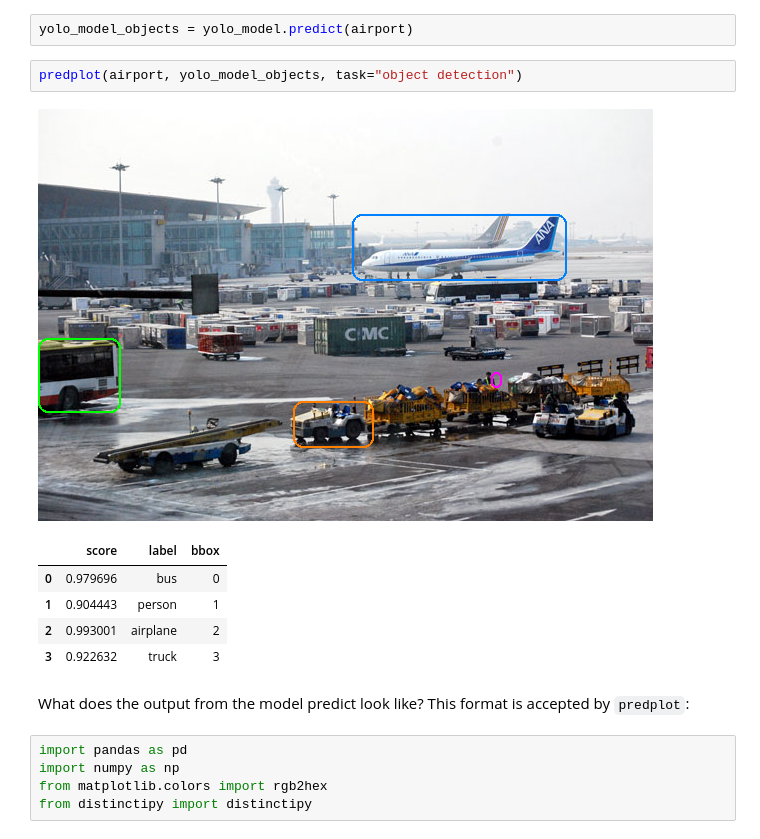
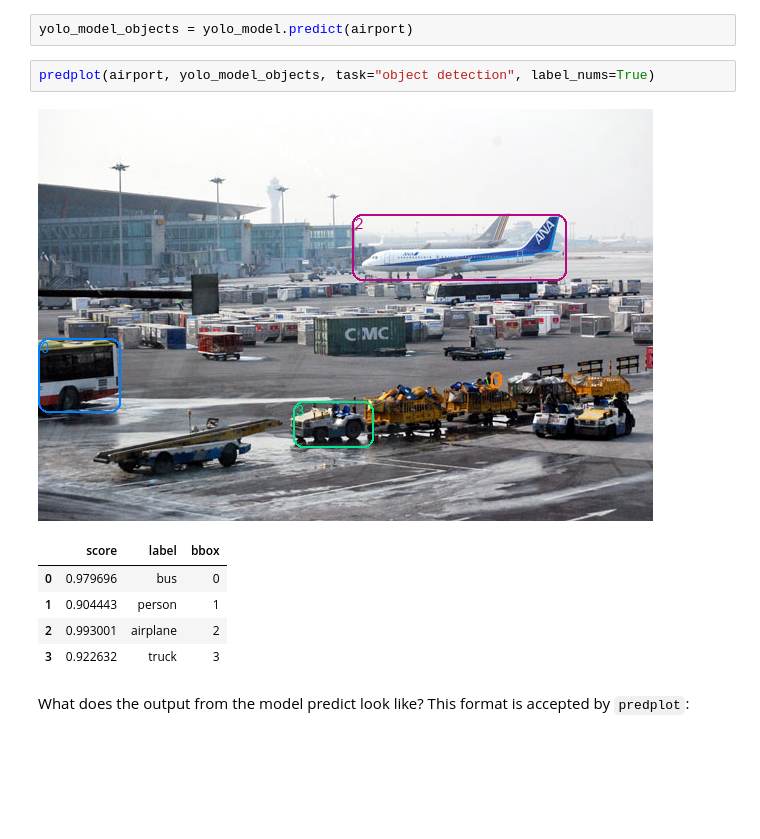
Before and after one commit to scivision-gallery/scivision-basic-usage-examples, a Jupyter notebook: object-detection.ipynb, the cells around one changed output. Cells and saved outputs as stored; diff of their text form; blank space fills up the shorter version.

Commit message:
use distinctipy effectively

```diff
--- a/object-detection.ipynb
+++ b/object-detection.ipynb
@@ -73,9 +73,9 @@ predplot(airport, fb_model_objects, task="object detection")
 # %%
 yolo_model_objects = yolo_model.predict(airport)
 # %%
-predplot(airport, yolo_model_objects, task="object detection")
+predplot(airport, yolo_model_objects, task="object detection", label_nums=True)
 # %% [output]
-[figure, old version]
+[figure, new version]
 |  | score | label | bbox |
 | 0 | 0.979696 | bus | 0 |
 | 1 | 0.904443 | person | 1 |
@@ -83,8 +83,3 @@ predplot(airport, yolo_model_objects, task="object detection")
 | 3 | 0.922632 | truck | 3 |
 # %% [markdown]
 What does the output from the model predict look like? This format is accepted by `predplot`:
-# %%
-import pandas as pd
-import numpy as np
-from matplotlib.colors import rgb2hex
-from distinctipy import distinctipy
```
Also changed, not shown: parts of 5 cells of this notebook.
